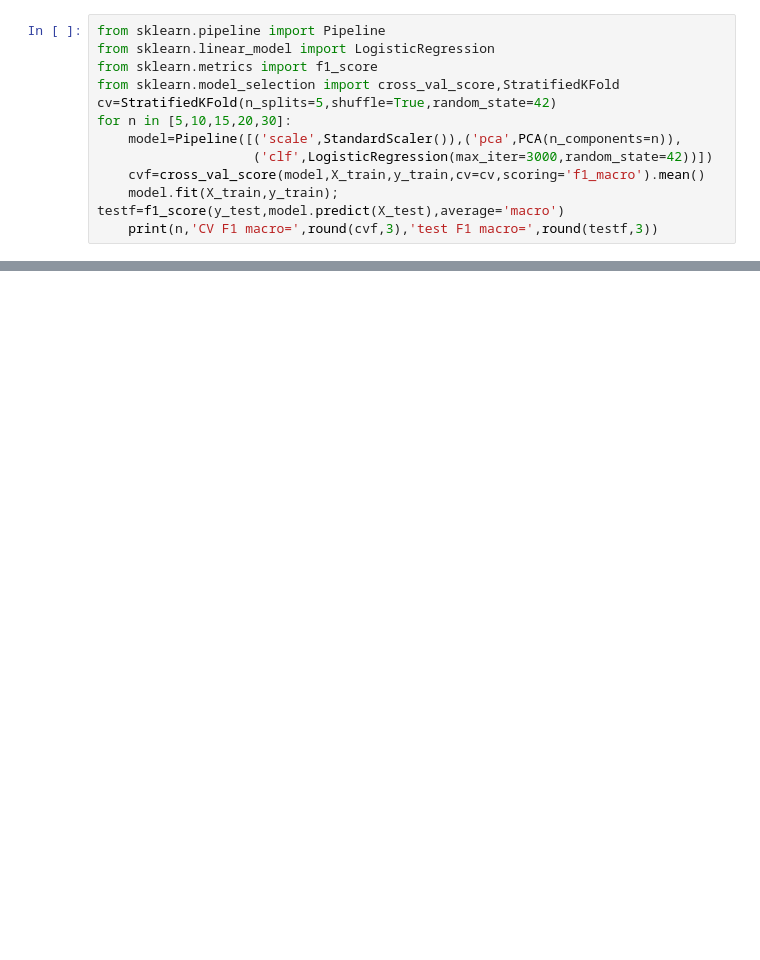
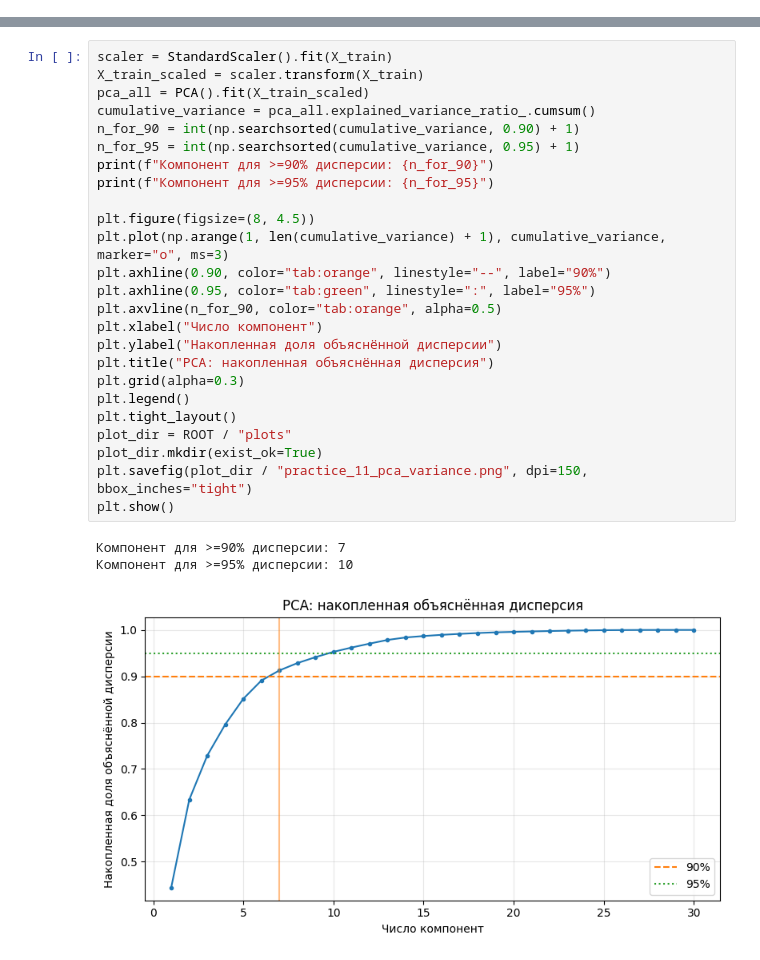
Before and after one commit to Elmyrza008/mashinnoe-obuchenie, a Jupyter notebook: notebooks/practice_11_pca.ipynb, the cells around one changed output, grey strips where cells are left out. Drawn from its saved outputs; the diff is of its cells as text; blank space fills up the shorter version.

Commit message:
Complete machine learning practices 10 and 11

```diff
--- a/notebooks/practice_11_pca.ipynb
+++ b/notebooks/practice_11_pca.ipynb
@@ -46,12 +51,0 @@ print('Компонент для 90%:',int(np.searchsorted(cum,.90)+1))
-# %%
-from sklearn.pipeline import Pipeline
-from sklearn.linear_model import LogisticRegression
-from sklearn.metrics import f1_score
-from sklearn.model_selection import cross_val_score,StratifiedKFold
-cv=StratifiedKFold(n_splits=5,shuffle=True,random_state=42)
-for n in [5,10,15,20,30]:
-    model=Pipeline([('scale',StandardScaler()),('pca',PCA(n_components=n)),
-                    ('clf',LogisticRegression(max_iter=3000,random_state=42))])
-    cvf=cross_val_score(model,X_train,y_train,cv=cv,scoring='f1_macro').mean()
-    model.fit(X_train,y_train); testf=f1_score(y_test,model.predict(X_test),average='macro')
-    print(n,'CV F1 macro=',round(cvf,3),'test F1 macro=',round(testf,3))
@@ -66,0 +56,29 @@ for n in [5,10,15,20,30]:
+# %%
+scaler = StandardScaler().fit(X_train)
+X_train_scaled = scaler.transform(X_train)
+pca_all = PCA().fit(X_train_scaled)
+cumulative_variance = pca_all.explained_variance_ratio_.cumsum()
+n_for_90 = int(np.searchsorted(cumulative_variance, 0.90) + 1)
+n_for_95 = int(np.searchsorted(cumulative_variance, 0.95) + 1)
+print(f"Компонент для >=90% дисперсии: {n_for_90}")
+print(f"Компонент для >=95% дисперсии: {n_for_95}")
+
+plt.figure(figsize=(8, 4.5))
+plt.plot(np.arange(1, len(cumulative_variance) + 1), cumulative_variance, marker="o", ms=3)
+plt.axhline(0.90, color="tab:orange", linestyle="--", label="90%")
+plt.axhline(0.95, color="tab:green", linestyle=":", label="95%")
+plt.axvline(n_for_90, color="tab:orange", alpha=0.5)
+plt.xlabel("Число компонент")
+plt.ylabel("Накопленная доля объяснённой дисперсии")
+plt.title("PCA: накопленная объяснённая дисперсия")
+plt.grid(alpha=0.3)
+plt.legend()
+plt.tight_layout()
+plot_dir = ROOT / "plots"
+plot_dir.mkdir(exist_ok=True)
+plt.savefig(plot_dir / "practice_11_pca_variance.png", dpi=150, bbox_inches="tight")
+plt.show()
+# %% [output]
+Компонент для >=90% дисперсии: 7
+Компонент для >=95% дисперсии: 10
+[figure, added]
```
Also changed, not shown: parts of 15 cells of this notebook, 5 other files.
